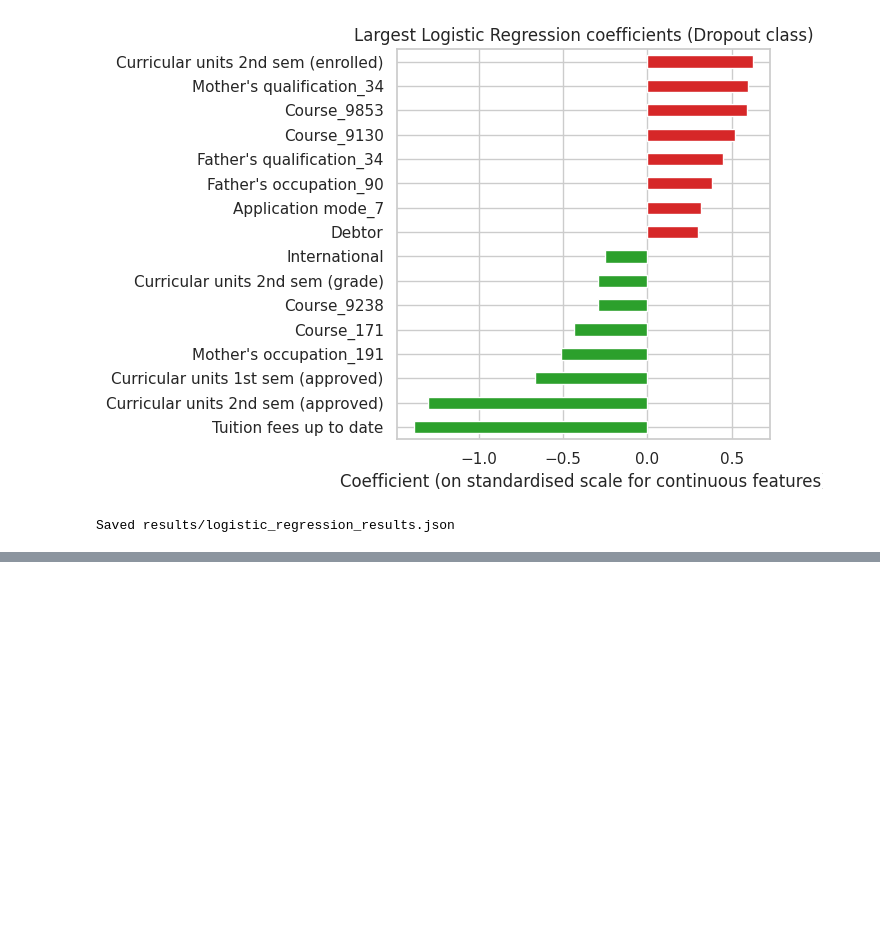
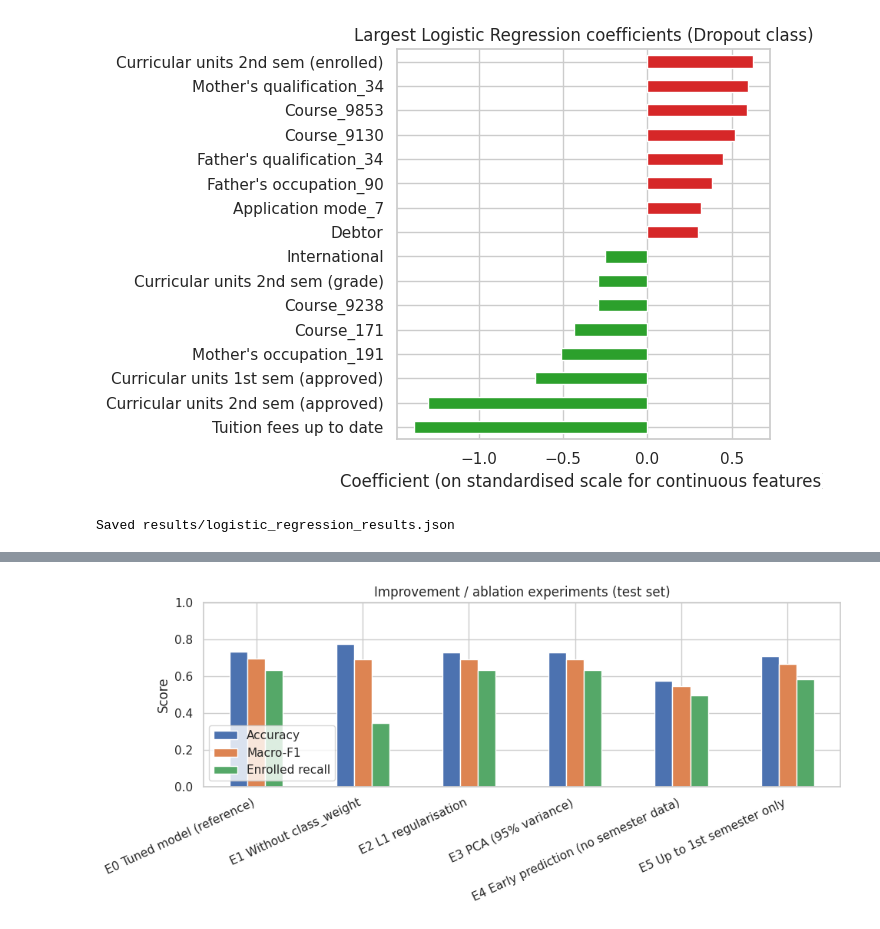
Before and after one commit to LoshithaAI/ML-Assignment, a Jupyter notebook: notebooks/logistic_regression.ipynb, the cells around one changed output, grey strips where cells are left out. Saved outputs shown, nothing was run; the diff lists cells and outputs as text; code cells hidden in the pictures; blank space fills up the shorter version.

```diff
--- a/notebooks/logistic_regression.ipynb
+++ b/notebooks/logistic_regression.ipynb
@@ -581,0 +633,9 @@ Saved results/logistic_regression_results.json
+# %%
+exp_table[["Accuracy", "Macro-F1", "Enrolled recall"]].plot(kind="bar", figsize=(10, 4.5))
+plt.title("Improvement / ablation experiments (test set)")
+plt.ylabel("Score"); plt.ylim(0, 1); plt.xticks(rotation=25, ha="right")
+plt.legend(loc="lower left")
+plt.tight_layout()
+plt.show()
+# %% [output]
+[figure, added]
```
Also changed, not shown: parts of 3 cells of this notebook.
